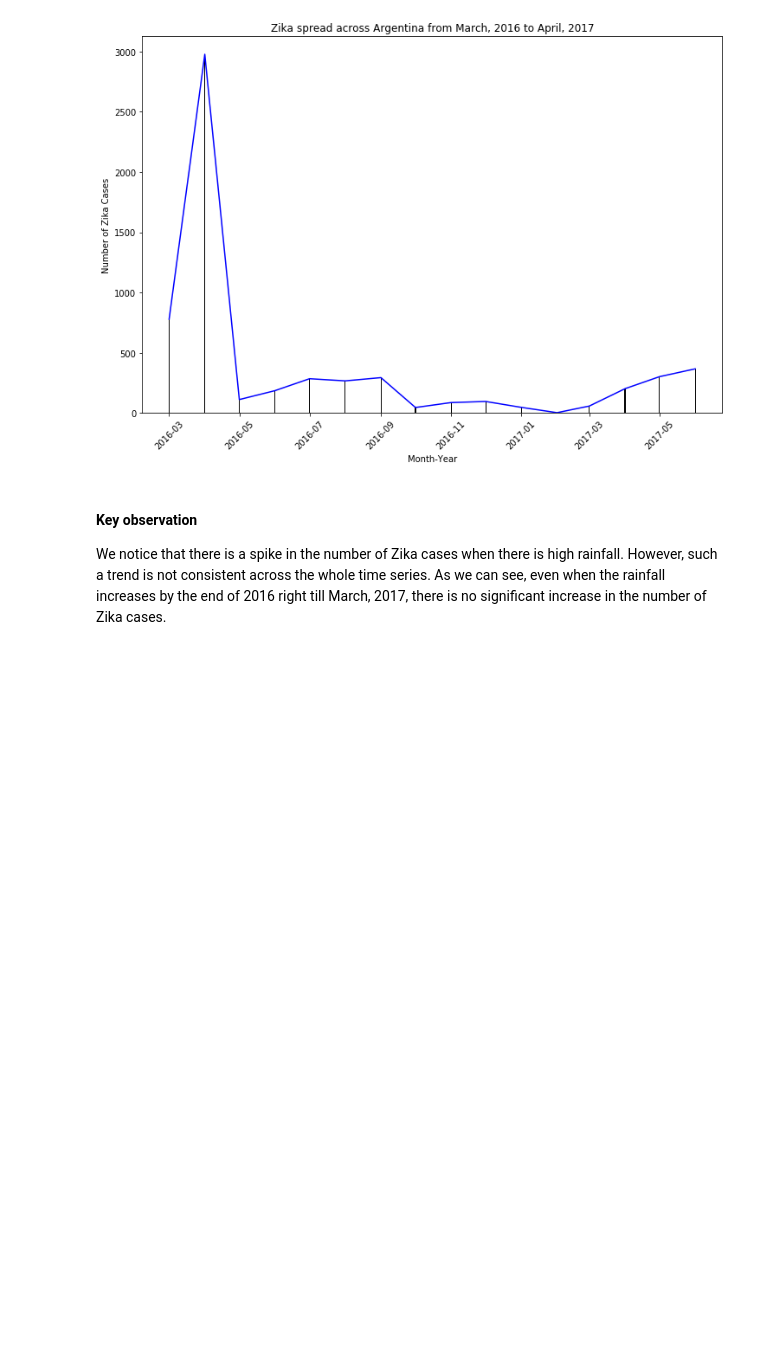
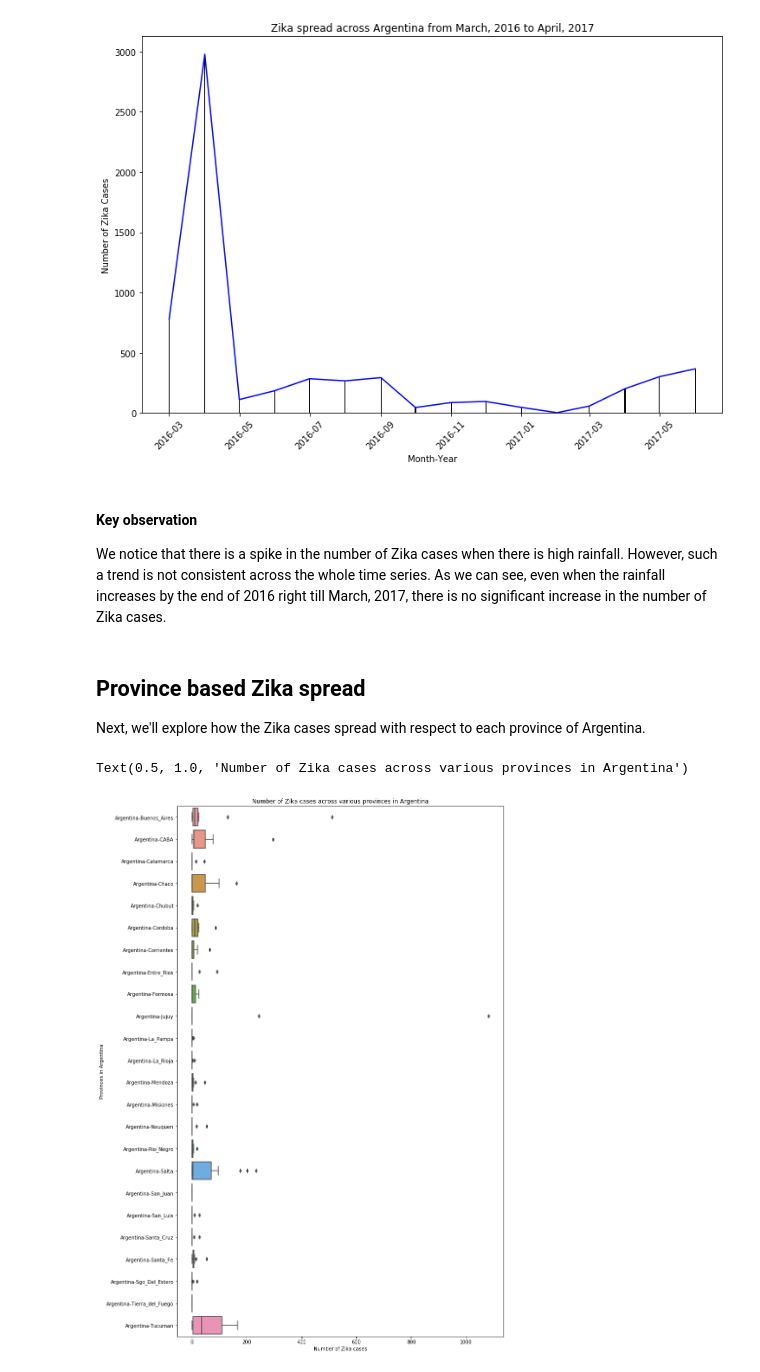
Before and after one commit to ITWSDataScience/ArgentinaZikaForecating2019, a Jupyter notebook: Exploratory Data Analysis.ipynb, the cells around one changed output. Cells and saved outputs as stored; diff of their text form; code cells hidden in the pictures; blank space fills up the shorter version.

Commit message:
Add province based box plots

```diff
--- a/Exploratory Data Analysis.ipynb
+++ b/Exploratory Data Analysis.ipynb
@@ -245,3 +246,32 @@ Text(0.5, 1.0, 'Zika spread across Argentina from March, 2016 to April, 2017')
 #### Key observation
 
 We notice that there is a spike in the number of Zika cases when there is high rainfall. However, such a trend is not consistent across the whole time series. As we can see, even when the rainfall increases by the end of 2016 right till March, 2017, there is no significant increase in the number of Zika cases.
+# %% [markdown]
+## Province based Zika spread
+
+Next, we'll explore how the Zika cases spread with respect to each province of Argentina.
+# %%
+combined_zika_data = pd.DataFrame(columns = ["location", "value", "year", "month"])
+
+for month in ['03', '04', '05', '06', '07', '08', '09', '10', '11', '12']:
+    dataset = pd.read_csv("zika_data/2016-" + month + ".csv")
+    temp_df = dataset[["location", "value"]].groupby("location").sum().reset_index()
+    temp_df["year"] = "2016"
+    temp_df["month"] = int(month)
+    combined_zika_data = combined_zika_data.append(temp_df, sort = True)
+
+for month in ['01', '02', '03', '04', '05', '06']:
+    dataset = pd.read_csv("zika_data/2017-" + month + ".csv")
+    temp_df = dataset[["location", "value"]].groupby("location").sum().reset_index()
+    temp_df["year"] = "2017"
+    temp_df["month"] = int(month)
+    combined_zika_data = combined_zika_data.append(temp_df, sort = True)
+# %%
+plt.figure(figsize = (12, 20))
+sns.boxplot(x = "value", y = "location", data = combined_zika_data, orient = "h")
+plt.xlabel("Number of Zika cases")
+plt.ylabel("Provinces in Argentina")
+plt.title("Number of Zika cases across various provinces in Argentina")
+# %% [output]
+Text(0.5, 1.0, 'Number of Zika cases across various provinces in Argentina')
+[figure, added]
```
Also changed, not shown: parts of 1 cell of this notebook.
